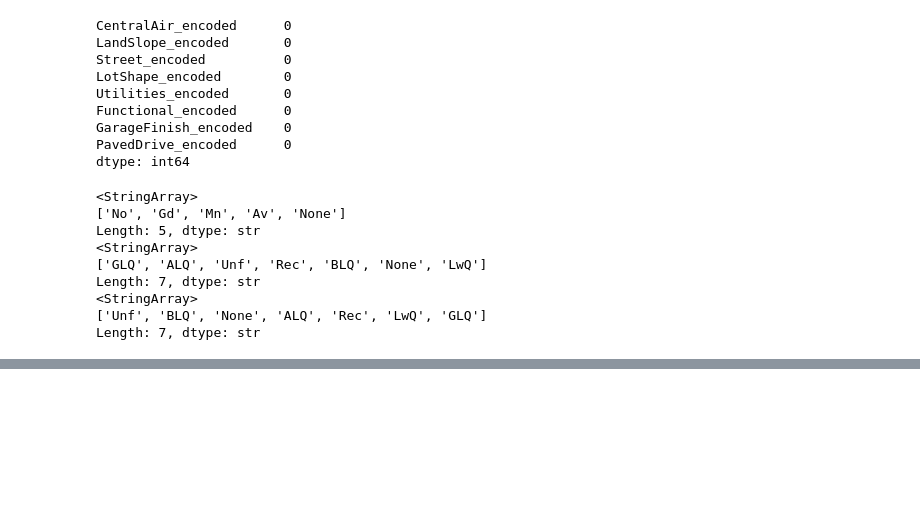
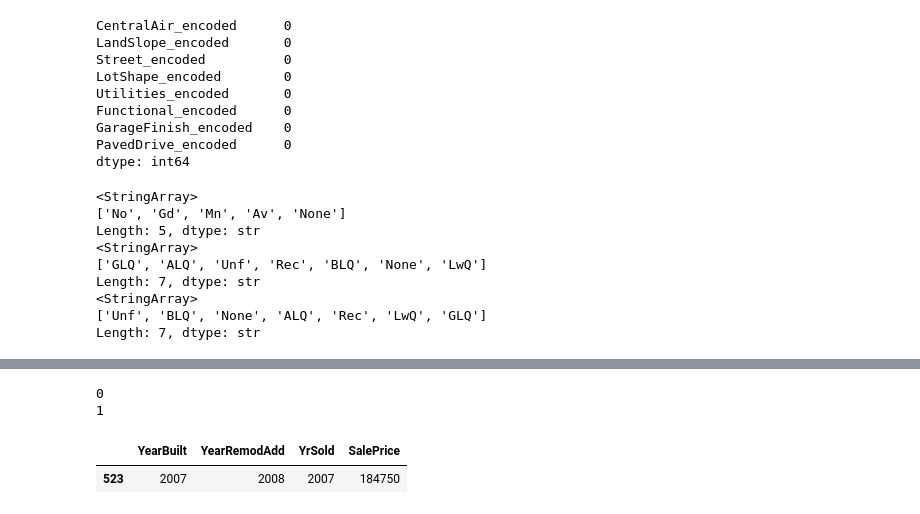
Before and after one commit to dimkon02/House-Prices-ML-project, a Jupyter notebook: notebooks/01_exploartion.ipynb, the cells around one changed output, grey strips where cells are left out. Saved outputs shown, nothing was run; the diff lists cells and outputs as text; code cells hidden in the pictures; blank space fills up the shorter version.

```diff
--- a/notebooks/01_exploartion.ipynb
+++ b/notebooks/01_exploartion.ipynb
@@ -884,0 +925,16 @@ df[['BsmtExposure_encoded', 'BsmtFinType1_encoded', 'BsmtFinType2_encoded']].isn
+# %%
+print((df['YearBuilt'] > df['YrSold']).sum())
+print((df['YearRemodAdd'] > df['YrSold']).sum())
+# a house can't be built or remodeled AFTER it was sold —
+# any True here would mean a negative HouseAge/HouseRemodAge, signaling a data issue
+# %% [output]
+0
+1
+# %%
+df[df['YearRemodAdd'] > df['YrSold']][['YearBuilt', 'YearRemodAdd', 'YrSold', 'SalePrice']]
+# check the 1 row where YearRemodAdd > YrSold, which is a data issue. It shows the YearBuilt, YearRemodAdd, YrSold, and SalePrice for that row.
+# turned out to be row 523 — one of the 2 known outlier rows (SaleCondition='Partial'),
+# already flagged via is_outlier, so no separate fix needed here
+# %% [output]
+|  | YearBuilt | YearRemodAdd | YrSold | SalePrice |
+| 523 | 2007 | 2008 | 2007 | 184750 |
```
Also changed, not shown: parts of 14 cells of this notebook.
